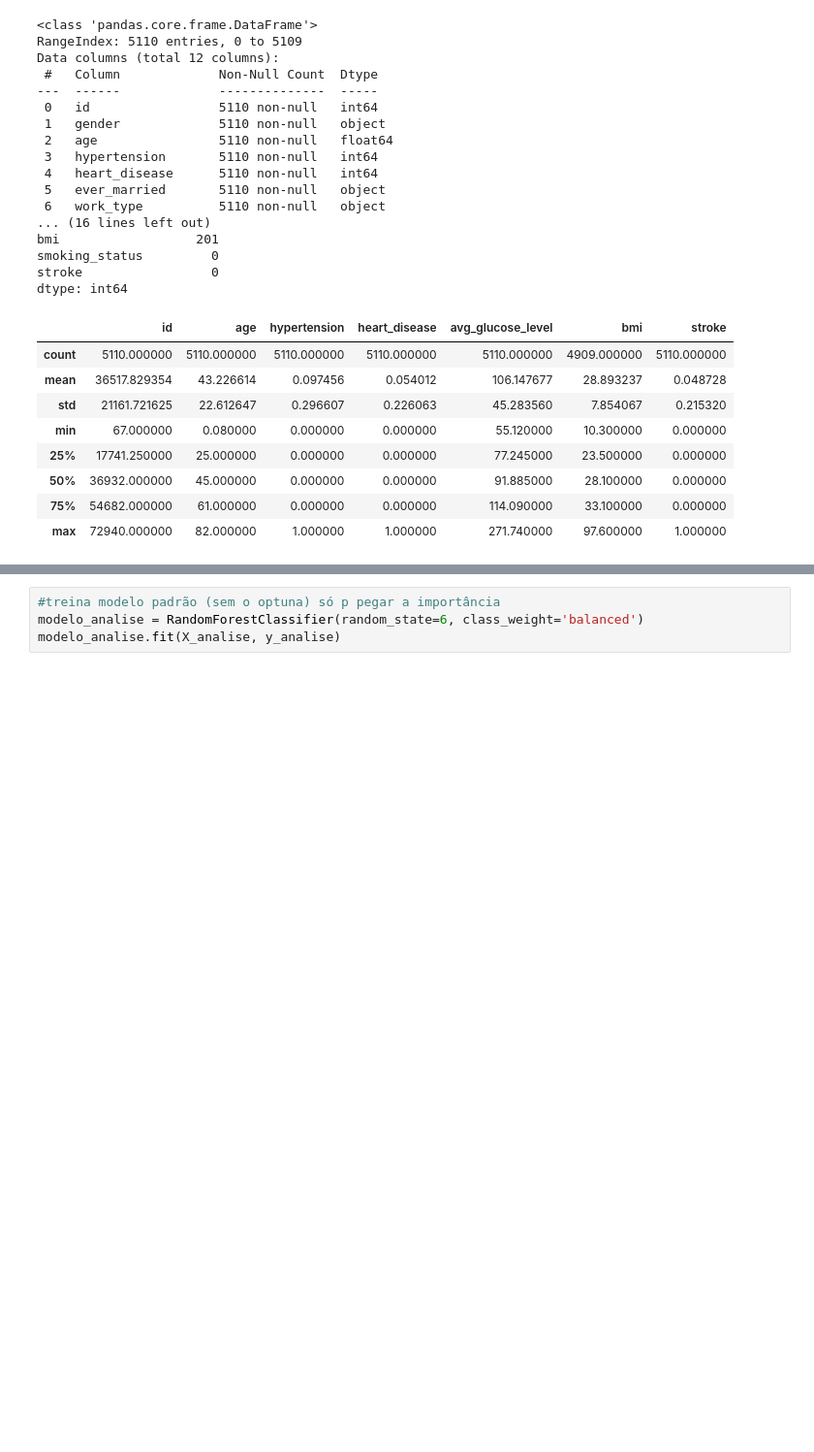
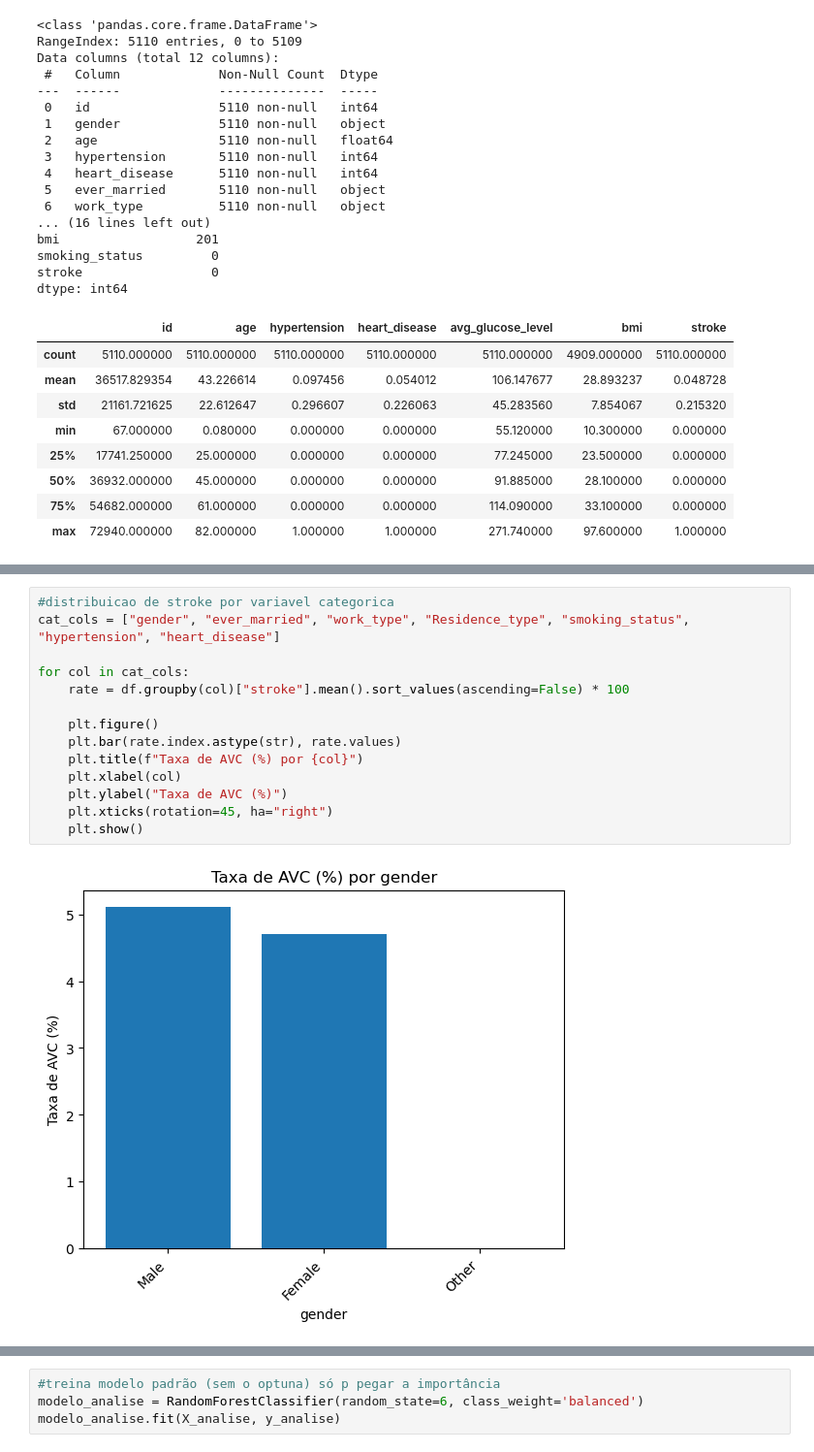
Before and after one commit to luiseduaardo/NeuroPrev, a Jupyter notebook: análise.ipynb, the cells around one changed output, grey strips where cells are left out. Shown at 97% size. Cells and saved outputs as stored; diff of their text form; blank space fills up the shorter version.

```diff
--- a/análise.ipynb
+++ b/análise.ipynb
@@ -73,0 +122,16 @@ y_analise = df_analise['stroke']
+# %%
+#distribuicao de stroke por variavel categorica
+cat_cols = ["gender", "ever_married", "work_type", "Residence_type", "smoking_status", "hypertension", "heart_disease"]
+
+for col in cat_cols:
+    rate = df.groupby(col)["stroke"].mean().sort_values(ascending=False) * 100
+
+    plt.figure()
+    plt.bar(rate.index.astype(str), rate.values)
+    plt.title(f"Taxa de AVC (%) por {col}")
+    plt.xlabel(col)
+    plt.ylabel("Taxa de AVC (%)")
+    plt.xticks(rotation=45, ha="right")
+    plt.show()
+# %% [output]
+[figure, added]
```
Also changed, not shown: parts of 9 cells of this notebook.
